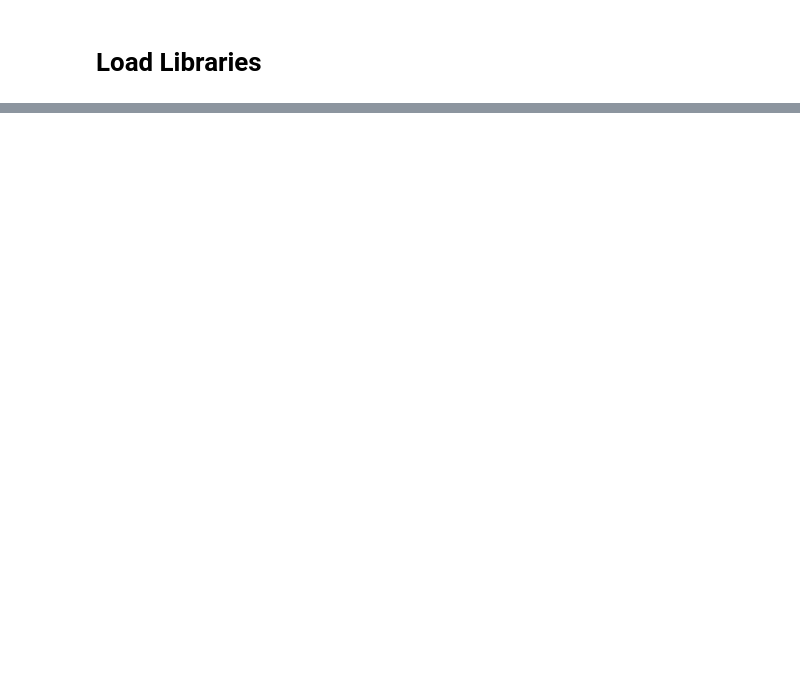
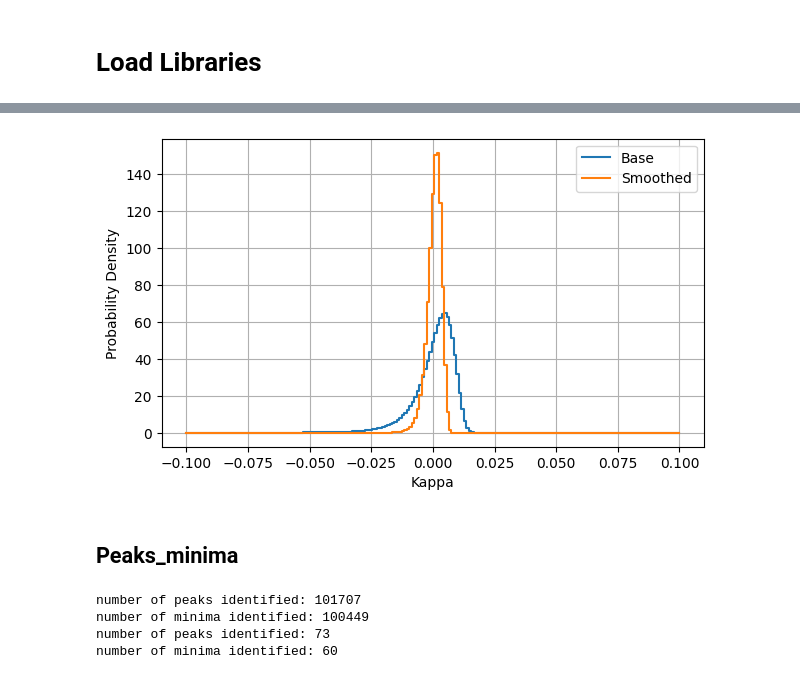
Before and after one commit to atokiwaipmu/LensingSSC, a Jupyter notebook: notebook/test.ipynb, the cells around one changed output, grey strips where cells are left out. Saved outputs shown, nothing was run; the diff lists cells and outputs as text; code cells hidden in the pictures; blank space fills up the shorter version.

Commit message:
feat: Update map smoothing process and peak&minima counting

```diff
--- a/notebook/test.ipynb
+++ b/notebook/test.ipynb
@@ -336,0 +80,14 @@ plt.savefig(f"{work_dir}/img/config.png", dpi=200, bbox_inches='tight', pad_inch
+# %%
+def run_PDF(map1_smooth, fname, dir_results='/lustre/work/akira.tokiwa/Projects/LensingSSC/results/test'):
+        dir_PDF = os.path.join(dir_results, 'PDF')
+        os.makedirs(dir_PDF, exist_ok=True)
+        fn_out_counts = os.path.basename(fname).replace('.fits', '_Counts_kappa_width0.1_200Kappabins.dat')
+
+        if os.path.exists(os.path.join(dir_PDF, fn_out_counts)):
+            counts_smooth = np.loadtxt(os.path.join(dir_PDF, fn_out_counts))
+        else:
+                # Calculate histogram
+                bins = np.linspace(-0.1 - 0.001, 0.1 + 0.001, 201)
+                counts_smooth, _ = np.histogram(map1_smooth, density=True, bins=bins)
+                np.savetxt(os.path.join(dir_PDF, fn_out_counts), counts_smooth)
+        return counts_smooth, os.path.join(dir_PDF, fn_out_counts)
@@ -336,0 +114,5 @@ plt.savefig(f"{work_dir}/img/config.png", dpi=200, bbox_inches='tight', pad_inch
+# %%
+base_PDF, base_PDF_path = run_PDF(kappa, path)
+smoothed_PDF, smoothed_PDF_path = run_PDF(kappa_smoothed, smoothed_path)
+plot_PDF(base_PDF_path, path)
+plot_PDF(smoothed_PDF_path, smoothed_path)
@@ -336,0 +122,15 @@ plt.savefig(f"{work_dir}/img/config.png", dpi=200, bbox_inches='tight', pad_inch
+# %%
+bins = np.linspace(-0.1, 0.1, 200)
+plt.figure(figsize=(7, 4))
+plt.plot(bins, base_PDF, drawstyle='steps-post', label='Base')
+plt.plot(bins, smoothed_PDF, drawstyle='steps-post', label='Smoothed')
+plt.xlabel('Kappa')
+plt.ylabel('Probability Density')
+plt.legend()
+plt.grid(True)
+# Show the plot
+plt.show()
+# %% [output]
+[figure, added]
+# %% [markdown]
+## Peaks_minima
@@ -336,0 +188,11 @@ plt.savefig(f"{work_dir}/img/config.png", dpi=200, bbox_inches='tight', pad_inch
+# %%
+base_peaks, base_peaks_path = run_extrema(kappa_patch, path)
+base_minima, base_minima_path = run_extrema(kappa_patch, path, minima=True)
+
+smoothed_peaks, smoothed_peaks_path = run_extrema(kappa_smoothed_patch, smoothed_path)
+smoothed_minima, smoothed_minima_path = run_extrema(kappa_smoothed_patch, smoothed_path, minima=True)
+# %% [output]
+number of peaks identified: 101707
+number of minima identified: 100449
+number of peaks identified: 73
+number of minima identified: 60
```
Also changed, not shown: parts of 55 cells of this notebook, 12 other files.
